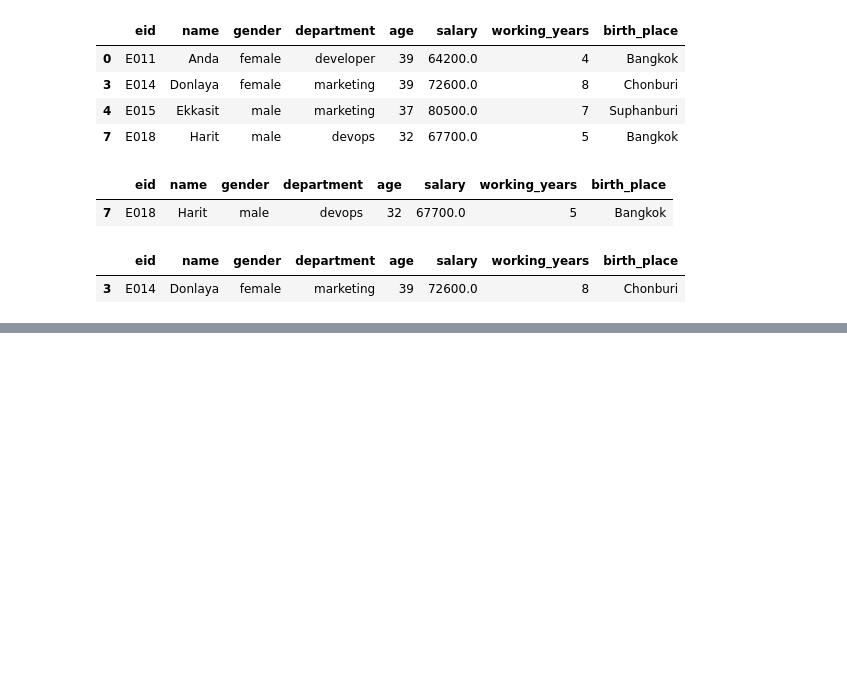
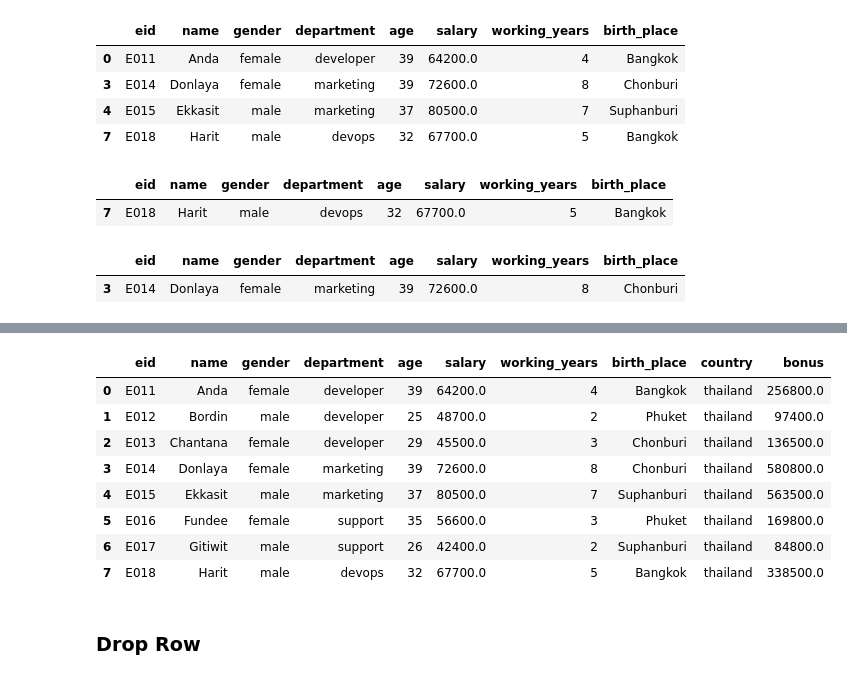
Before and after one commit to Abdulhakim-Maha/Machine-Learning, a Jupyter notebook: Data-analytic/quick-pd-np.ipynb, the cells around one changed output, grey strips where cells are left out. Drawn from its saved outputs; the diff is of its cells as text; code cells hidden in the pictures; blank space fills up the shorter version.

```diff
--- a/Data-analytic/quick-pd-np.ipynb
+++ b/Data-analytic/quick-pd-np.ipynb
@@ -719,0 +769,2 @@ df[ (df["working_years"]>3) | (df["salary"]>70000) ].loc[[3]]
+# %%
+df['country'] = 'thailand'
@@ -719,0 +783,16 @@ df[ (df["working_years"]>3) | (df["salary"]>70000) ].loc[[3]]
+# %%
+df['bonus'] = df['salary'] * df['working_years']
+# %%
+df
+# %% [output]
+|  | eid | name | gender | department | age | salary | working_years | birth_place | country | bonus |
+| 0 | E011 | Anda | female | developer | 39 | 64200.0 | 4 | Bangkok | thailand | 256800.0 |
+| 1 | E012 | Bordin | male | developer | 25 | 48700.0 | 2 | Phuket | thailand | 97400.0 |
+| 2 | E013 | Chantana | female | developer | 29 | 45500.0 | 3 | Chonburi | thailand | 136500.0 |
+| 3 | E014 | Donlaya | female | marketing | 39 | 72600.0 | 8 | Chonburi | thailand | 580800.0 |
+| 4 | E015 | Ekkasit | male | marketing | 37 | 80500.0 | 7 | Suphanburi | thailand | 563500.0 |
+| 5 | E016 | Fundee | female | support | 35 | 56600.0 | 3 | Phuket | thailand | 169800.0 |
+| 6 | E017 | Gitiwit | male | support | 26 | 42400.0 | 2 | Suphanburi | thailand | 84800.0 |
+| 7 | E018 | Harit | male | devops | 32 | 67700.0 | 5 | Bangkok | thailand | 338500.0 |
+# %% [markdown]
+### Drop Row
```
Also changed, not shown: parts of 108 cells of this notebook, 2 other files.
